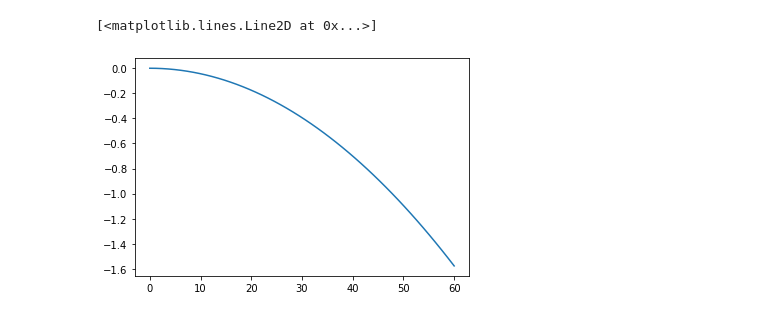
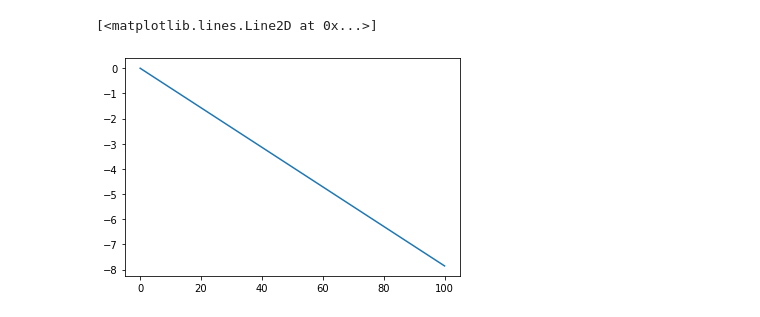
Before and after one commit to Future-Hangglider/Matlab_model_hang-glider, a Jupyter notebook: kanes_method_version.ipynb, the cells around one changed output. Drawn from its saved outputs; the diff is of its cells as text; code cells hidden in the pictures.

```diff
--- a/kanes_method_version.ipynb
+++ b/kanes_method_version.ipynb
@@ -183,9 +249,7 @@ alpha = theta - phi
 # %%
 %matplotlib inline
 import matplotlib.pyplot as plt
-
-ax, ay, atheta = y1[:,0], y1[:,1], y1[:,2]
-plt.plot(ax, ay)
+plt.plot(y1[:,0])
 # %% [output]
 [<matplotlib.lines.Line2D at 0x...>]
-[figure, old version]
+[figure, new version]
```
Also changed, not shown: parts of 17 cells of this notebook, 1 other file.
